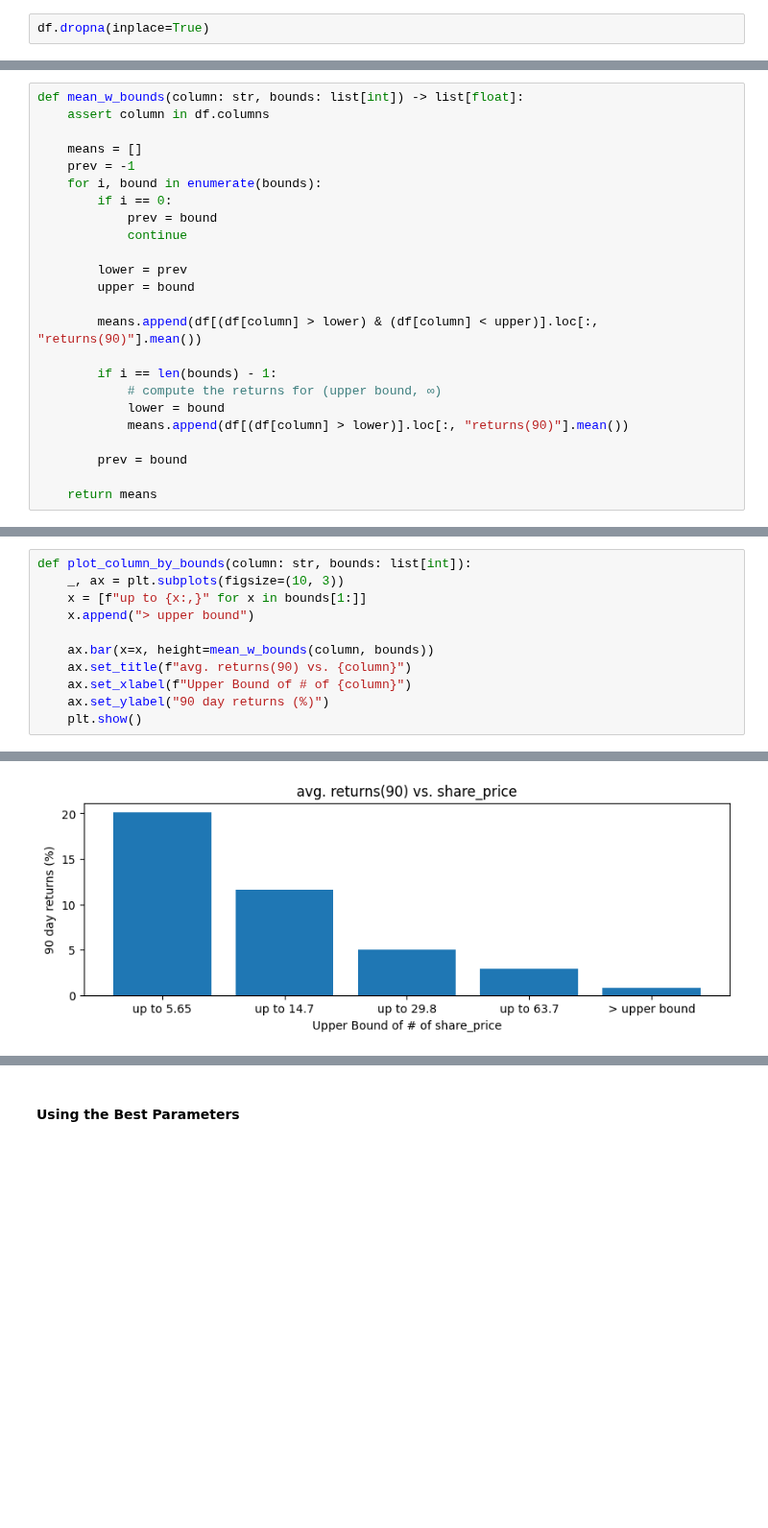
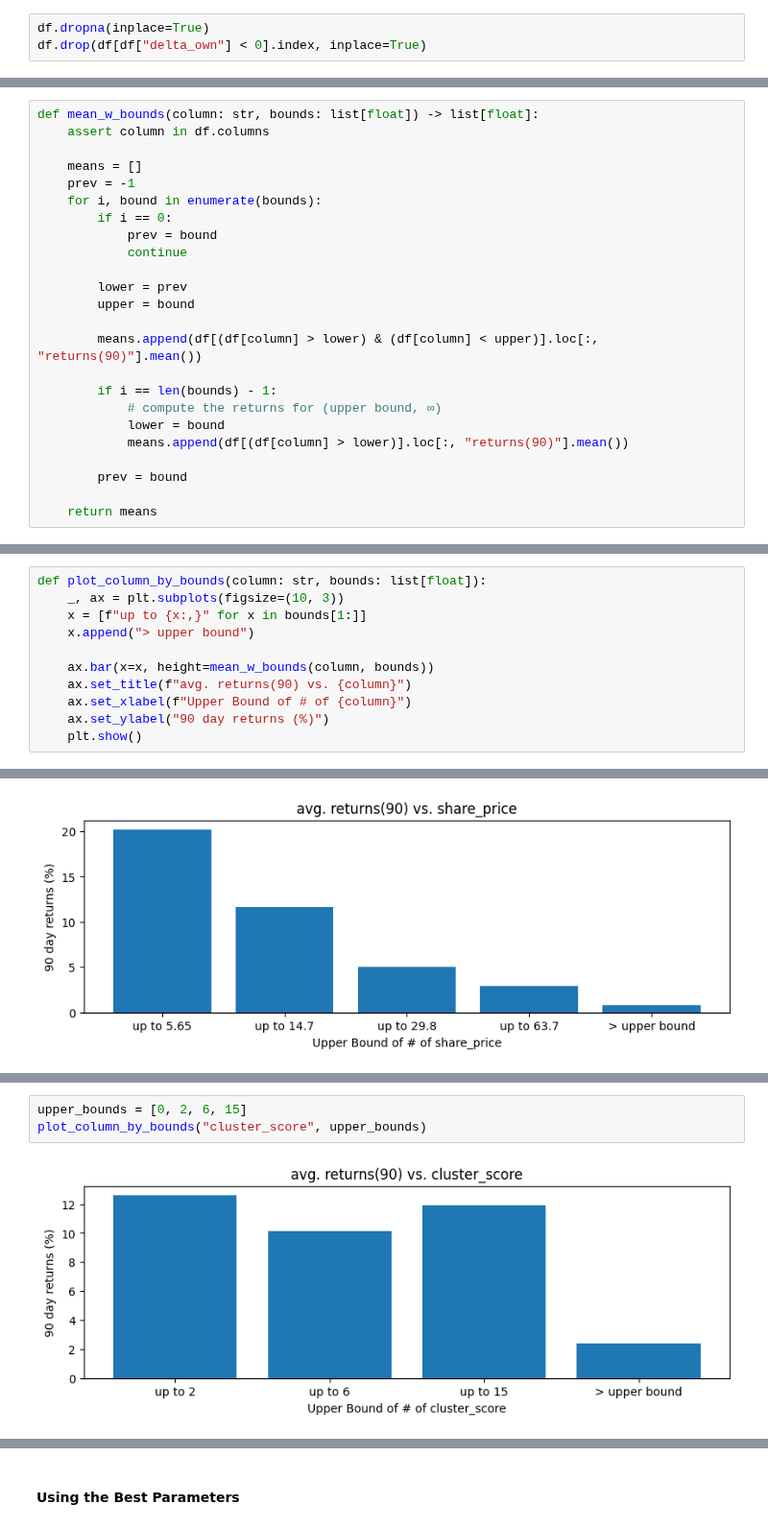
Before and after one commit to nicholasviscomi/Ad-Astra-Capital-Go, a Jupyter notebook: src/OpenInsider/analysis.ipynb, the cells around one changed output, grey strips where cells are left out. Shown at 96% size. Saved outputs shown, nothing was run; the diff lists cells and outputs as text; blank space fills up the shorter version.

```diff
--- a/src/OpenInsider/analysis.ipynb
+++ b/src/OpenInsider/analysis.ipynb
@@ -515,6 +496,7 @@ c_dict["HY"]
 import seaborn as sns
 # %%
 df.dropna(inplace=True)
+df.drop(df[df["delta_own"] < 0].index, inplace=True)
 # %%
 df.sort_values(by=['returns(90)'], inplace=True, ascending=False)
 # %%
@@ -536,7 +518,7 @@ sns.heatmap(
 <AxesSubplot:>
 [figure]
 # %%
-def mean_w_bounds(column: str, bounds: list[int]) -> list[float]:
+def mean_w_bounds(column: str, bounds: list[float]) -> list[float]:
     assert column in df.columns
 
     means = []
@@ -571,7 +545,7 @@ mean_w_bounds("qty_bought", [0, 1_000, 10_000, 100_000, 1_000_000])
 ### FINDING
 Perhaps the neural network failed from the lack of gneralization within the data set. For example, the exact qty_bought was input, but what if a value was passed in if the number of shares bought was within in a certain range. That would almost certainly be easier to find trends with than just the raw value. Could one-hot encode this or just create multiple input nodes for each of the categories. This should be done for more variables
 # %%
-def plot_column_by_bounds(column: str, bounds: list[int]):
+def plot_column_by_bounds(column: str, bounds: list[float]):
     _, ax = plt.subplots(figsize=(10, 3))
     x = [f"up to {x:,}" for x in bounds[1:]]
     x.append("> upper bound")
@@ -604,0 +611,5 @@ plot_column_by_bounds("share_price", upper_bounds)
+# %%
+upper_bounds = [0, 2, 6, 15]
+plot_column_by_bounds("cluster_score", upper_bounds)
+# %% [output]
+[figure, added]
```
Also changed, not shown: parts of 24 cells of this notebook.
